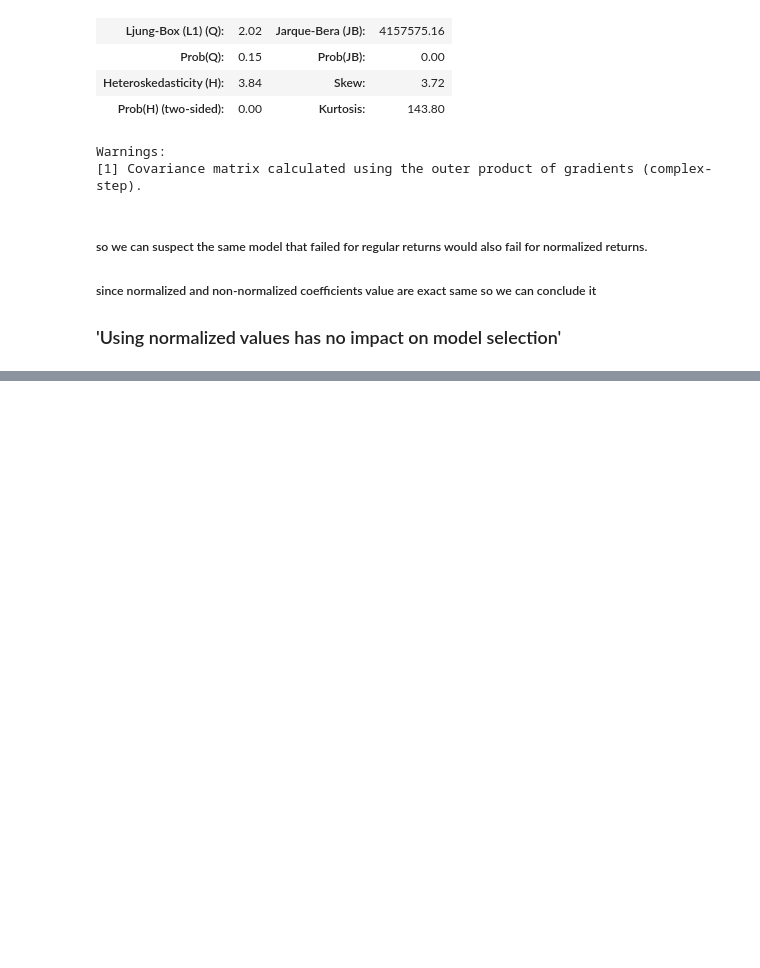
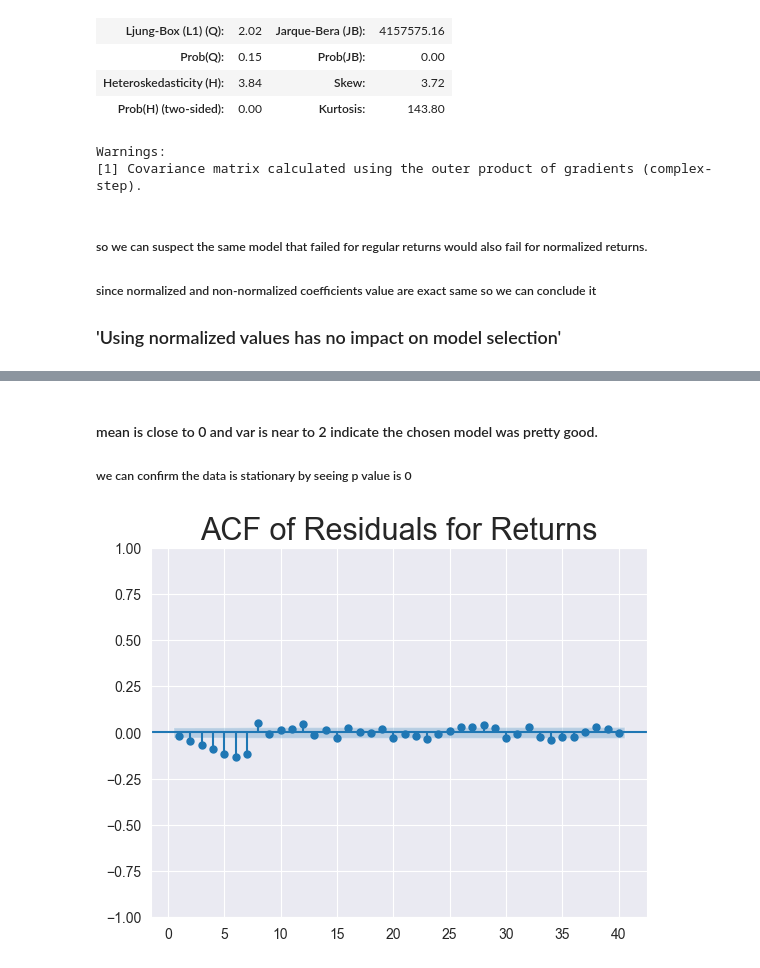
Before and after one commit to SMARIFUL1/Time-Series-Analysis, a Jupyter notebook: TimeSeries365.ipynb, the cells around one changed output, grey strips where cells are left out. Saved outputs shown, nothing was run; the diff lists cells and outputs as text; code cells hidden in the pictures; blank space fills up the shorter version.

```diff
--- a/TimeSeries365.ipynb
+++ b/TimeSeries365.ipynb
@@ -779,0 +816,5 @@ Warnings:
+# %%
+df['res_ret'] = result_net_ar_6.resid
+print('mean of residual for return :',df.res_ret.mean())
+print('variance of residual for return :',df.res_ret.var())
+sts.adfuller(df.res_ret)
@@ -779,0 +832,9 @@ Warnings:
+# %% [markdown]
+#### mean is close to 0 and var is near to 2 indicate the chosen model was pretty good.
+##### we can confirm the data is stationary by seeing p value is 0
+# %%
+sgt.plot_acf(df.res_ret, lags=40, zero=False)
+plt.title('ACF of Residuals for Returns', size=22)
+plt.show()
+# %% [output]
+[figure, added]
```
Also changed, not shown: parts of 27 cells of this notebook.
